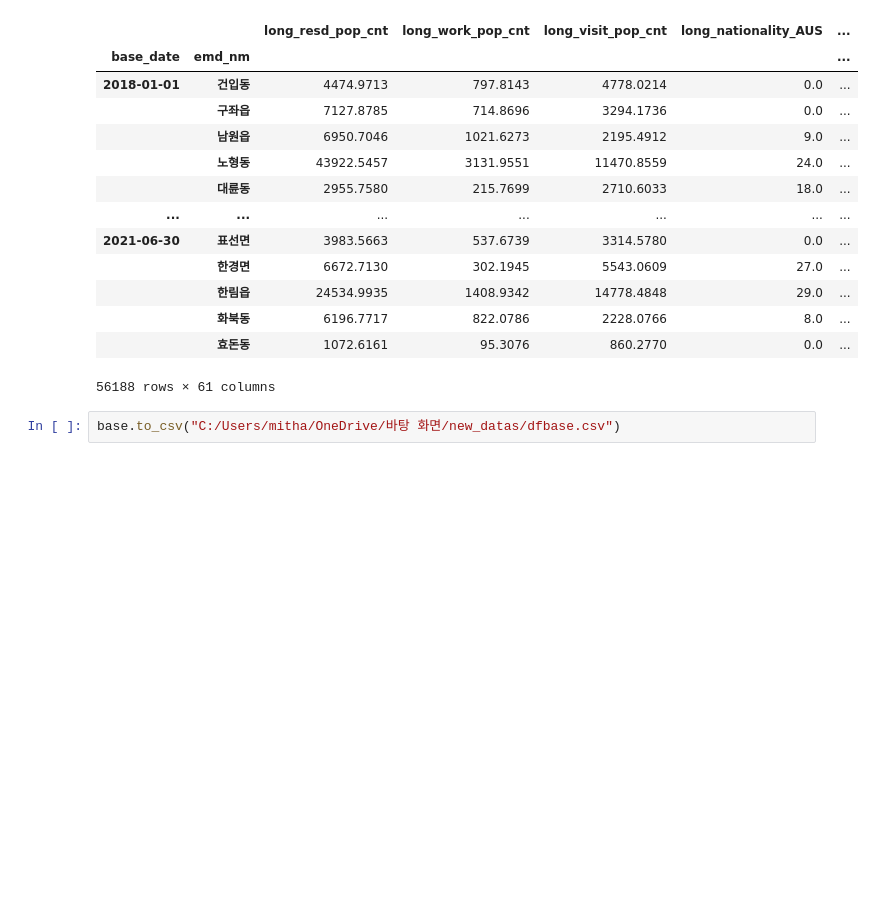
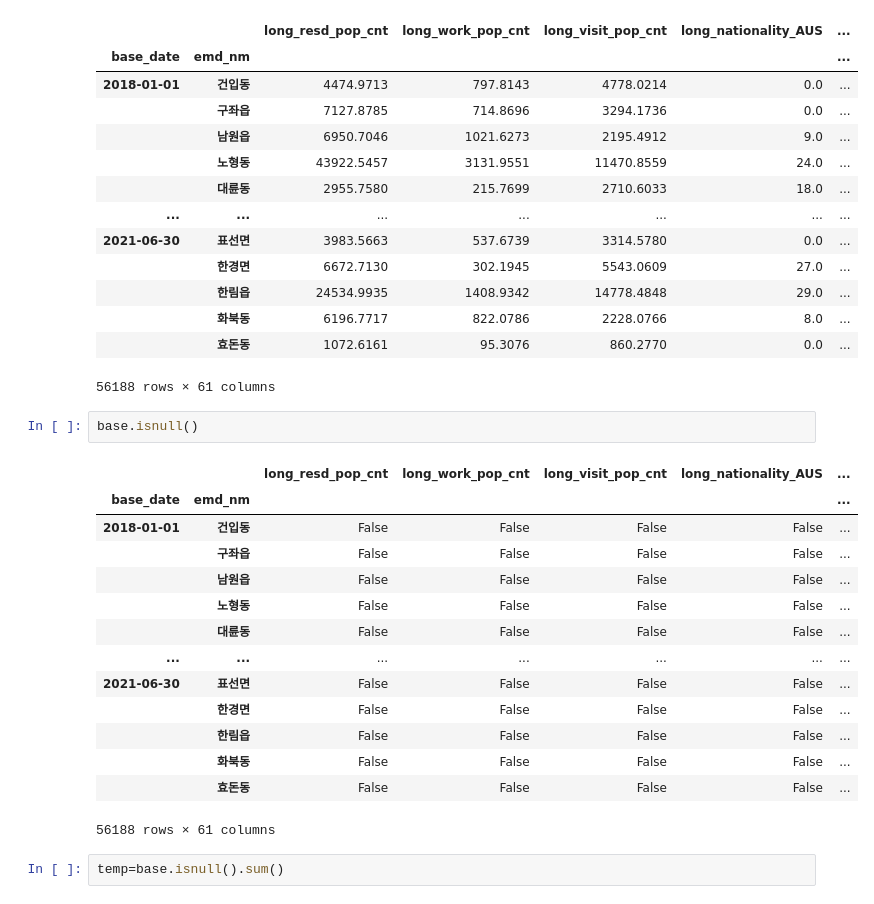
Before and after one commit to songmin9813/ECO_Jeju, a Jupyter notebook: Sungmin/Study/Untitled.ipynb, the cells around one changed output. Cells and saved outputs as stored; diff of their text form; blank space fills up the shorter version.

```diff
--- a/Sungmin/Study/Untitled.ipynb
+++ b/Sungmin/Study/Untitled.ipynb
@@ -25,5 +25,22 @@ base
 |  | 화북동 | 6196.7717 | 822.0786 | 2228.0766 | 8.0 | ... |
 |  | 효돈동 | 1072.6161 | 95.3076 | 860.2770 | 0.0 | ... |
 56188 rows × 61 columns
-# %%
-base.to_csv("C:/Users/mitha/OneDrive/바탕 화면/new_datas/dfbase.csv")
+# %%
+base.isnull()
+# %% [output]
+|  |  | long_resd_pop_cnt | long_work_pop_cnt | long_visit_pop_cnt | long_nationality_AUS | ... |
+| base_date | emd_nm |  |  |  |  | ... |
+| 2018-01-01 | 건입동 | False | False | False | False | ... |
+|  | 구좌읍 | False | False | False | False | ... |
+|  | 남원읍 | False | False | False | False | ... |
+|  | 노형동 | False | False | False | False | ... |
+|  | 대륜동 | False | False | False | False | ... |
+| ... | ... | ... | ... | ... | ... | ... |
+| 2021-06-30 | 표선면 | False | False | False | False | ... |
+|  | 한경면 | False | False | False | False | ... |
+|  | 한림읍 | False | False | False | False | ... |
+|  | 화북동 | False | False | False | False | ... |
+|  | 효돈동 | False | False | False | False | ... |
+56188 rows × 61 columns
+# %%
+temp=base.isnull().sum()
```
Also changed, not shown: parts of 1 cell of this notebook, 2 other files.
